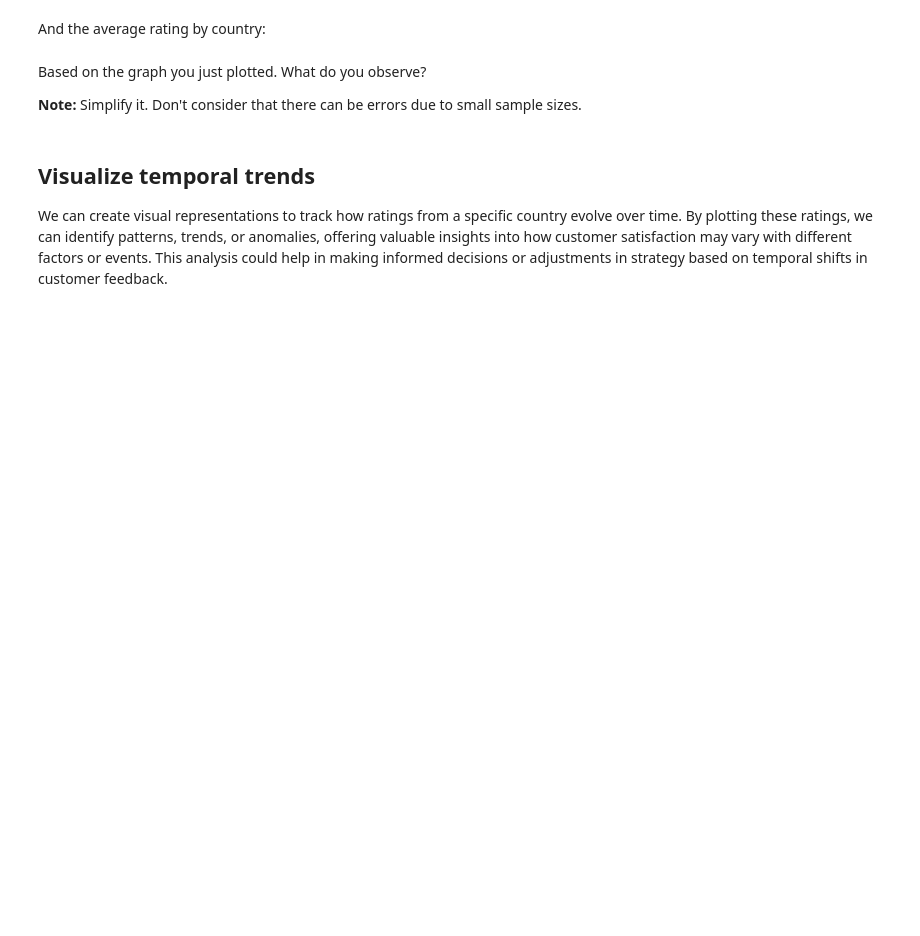
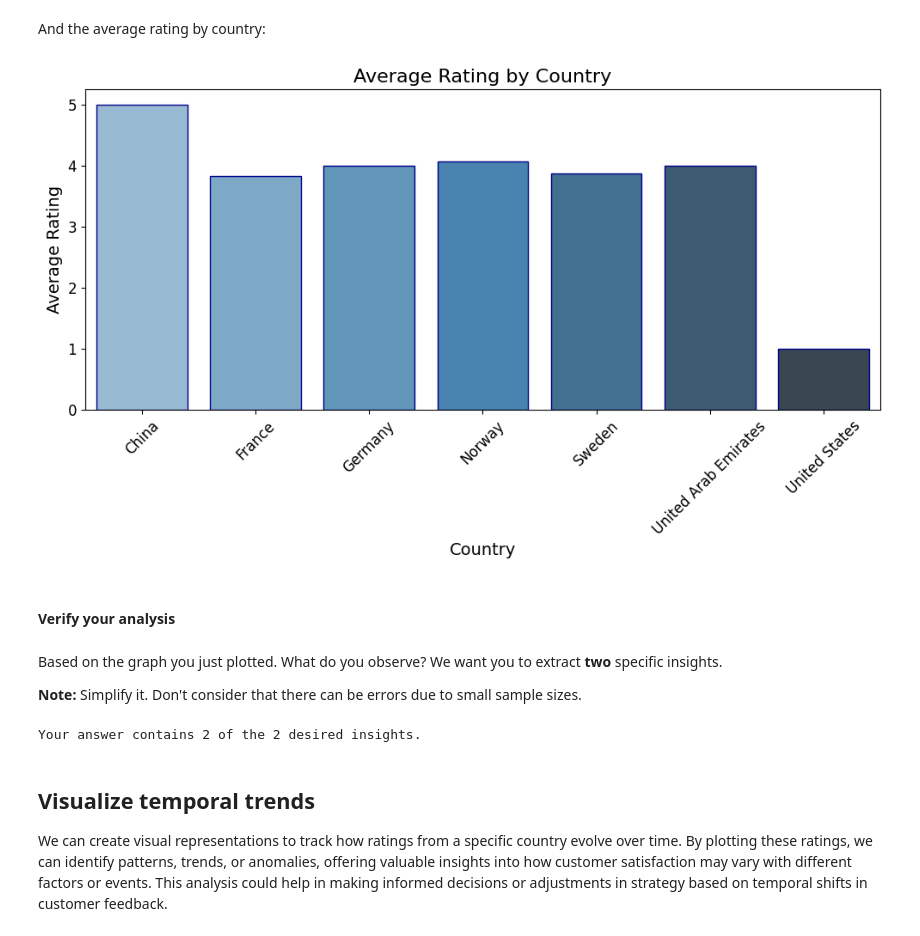
Before and after one commit to bearingpoint-no/genAI-workshop-short, a Jupyter notebook: Lessons/01_Data_cleaning_with_genAI.ipynb, the cells around one changed output. Cells and saved outputs as stored; diff of their text form; code cells hidden in the pictures; blank space fills up the shorter version.

```diff
--- a/Lessons/01_Data_cleaning_with_genAI.ipynb
+++ b/Lessons/01_Data_cleaning_with_genAI.ipynb
@@ -255,25 +349,36 @@ And the average rating by country:
 # %%
 import seaborn as sns
 import matplotlib.pyplot as plt
 
 # Calculate the average rating by country
 average_ratings = df.groupby("country")["rating"].mean().sort_index()
 
 # Create the bar plot using Seaborn
 plt.figure(figsize=(10, 6))
-ax = sns.barplot(x=average_ratings.index, y=average_ratings.values, hue=average_ratings.index, palette="Blues_d", edgecolor="darkblue", legend=False)
+ax = sns.barplot(
+    x=average_ratings.index,
+    y=average_ratings.values,
+    hue=average_ratings.index,
+    palette="Blues_d",
+    edgecolor="darkblue",
+    legend=False
+)
 
 # Customize the plot
 ax.set_xlabel("Country", fontsize=14)
 ax.set_ylabel("Average Rating", fontsize=14)
 ax.set_title("Average Rating by Country", fontsize=16)
 ax.tick_params(axis="x", rotation=45)
 ax.tick_params(axis="both", which="major", labelsize=12)
 
 # Show the plot
 plt.tight_layout()
 plt.show()
+# %% [output]
+[figure, added]
+# %% [markdown]
+#### Verify your analysis
 # %% [markdown]
-Based on the graph you just plotted. What do you observe?
+Based on the graph you just plotted. What do you observe? We want you to extract **two** specific insights.
 
 **Note:** Simplify it. Don't consider that there can be errors due to small sample sizes.
@@ -297,3 +385,11 @@ print(evaluate_analysis_from_country_ratings_plot("China has the most satisfied
+# %%
+from hackathon.evaluation.country_ratings_analysis import evaluate as evaluate_country_ratings_analysis
+
+YOUR_ANSWER = "China has the most satisfied customers, USA has the least."
+
+print(evaluate_country_ratings_analysis(YOUR_ANSWER))
+# %% [output]
+Your answer contains 2 of the 2 desired insights.
 # %% [markdown]
 ## Visualize temporal trends
 We can create visual representations to track how ratings from a specific country evolve over time. By plotting these ratings, we can identify patterns, trends, or anomalies, offering valuable insights into how customer satisfaction may vary with different factors or events. This analysis could help in making informed decisions or adjustments in strategy based on temporal shifts in customer feedback.
```
Also changed, not shown: parts of 22 cells of this notebook, 7 other files.
